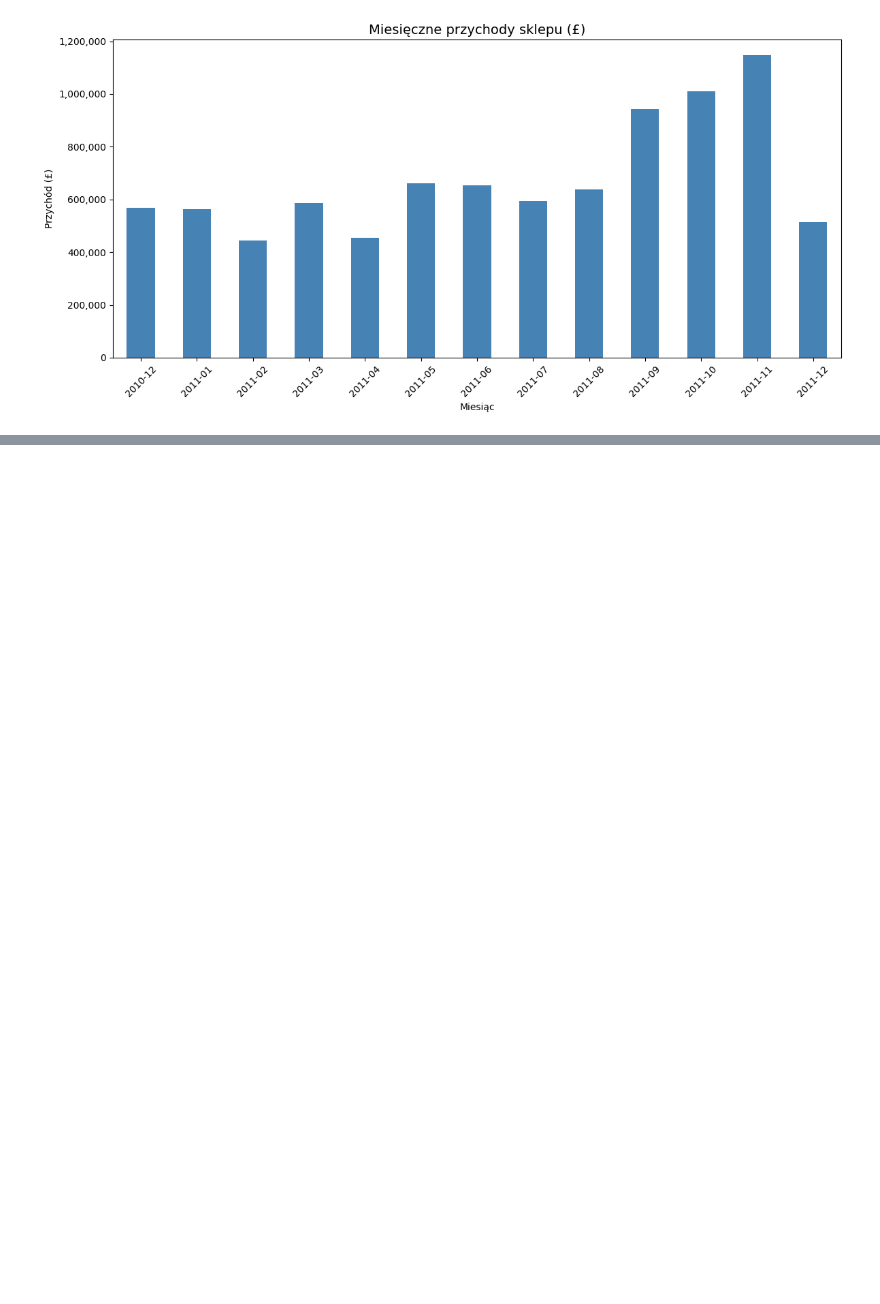
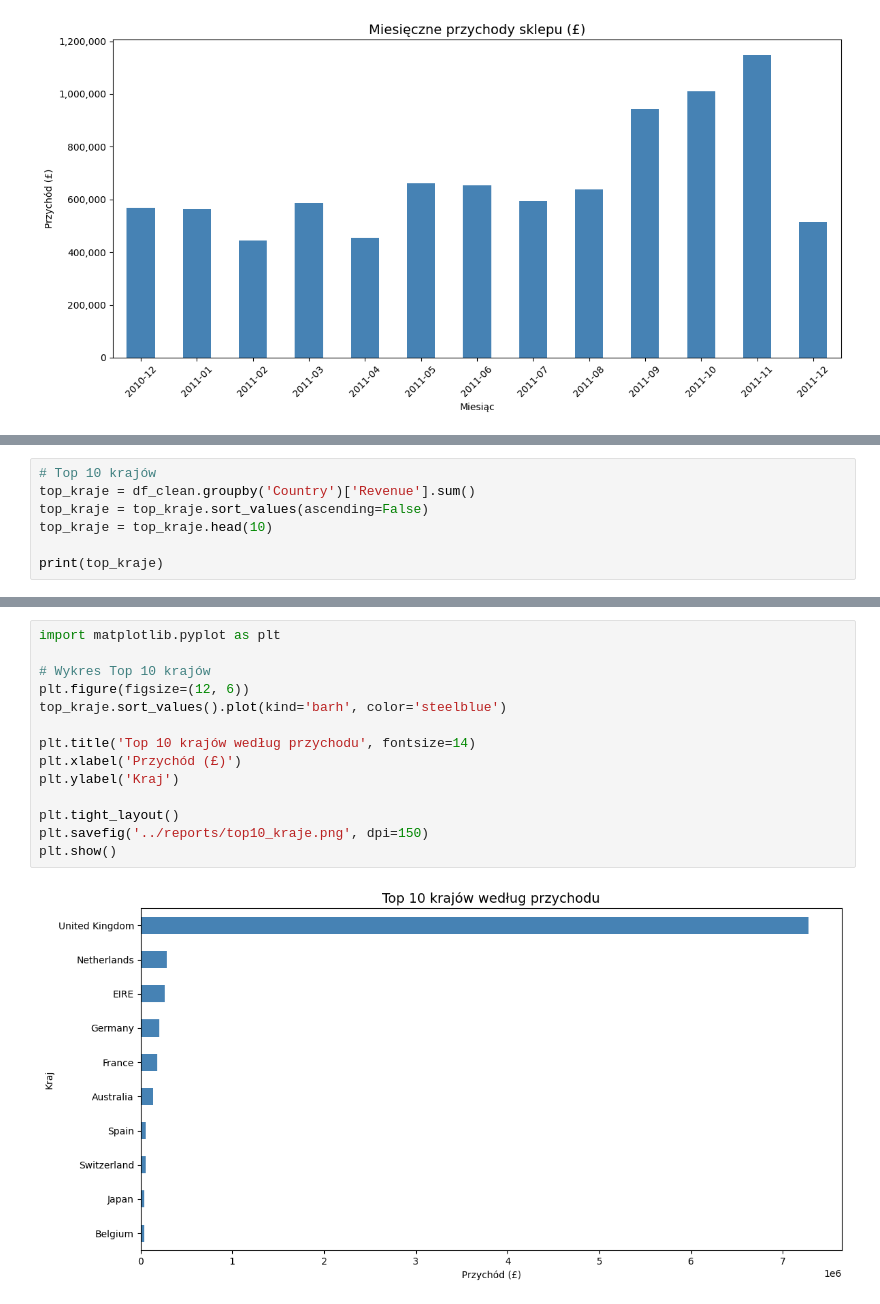
Before and after one commit to sp9end/data_analytics, a Jupyter notebook: projekt_1_sprzedaz/notebooks/02_eksploracja_danych.ipynb, the cells around one changed output, grey strips where cells are left out. Drawn from its saved outputs; the diff is of its cells as text; blank space fills up the shorter version.

Commit message:
Add country revenue analysis

```diff
--- a/projekt_1_sprzedaz/notebooks/02_eksploracja_danych.ipynb
+++ b/projekt_1_sprzedaz/notebooks/02_eksploracja_danych.ipynb
@@ -207,0 +212,7 @@ plt.show()
+# %%
+# Top 10 krajów
+top_kraje = df_clean.groupby('Country')['Revenue'].sum()
+top_kraje = top_kraje.sort_values(ascending=False)
+top_kraje = top_kraje.head(10)
+
+print(top_kraje)
@@ -207,0 +232,16 @@ plt.show()
+# %%
+import matplotlib.pyplot as plt
+
+# Wykres Top 10 krajów
+plt.figure(figsize=(12, 6))
+top_kraje.sort_values().plot(kind='barh', color='steelblue')
+
+plt.title('Top 10 krajów według przychodu', fontsize=14)
+plt.xlabel('Przychód (£)')
+plt.ylabel('Kraj')
+
+plt.tight_layout()
+plt.savefig('../reports/top10_kraje.png', dpi=150)
+plt.show()
+# %% [output]
+[figure, added]
```
Also changed, not shown: parts of 2 cells of this notebook, 1 other file.
